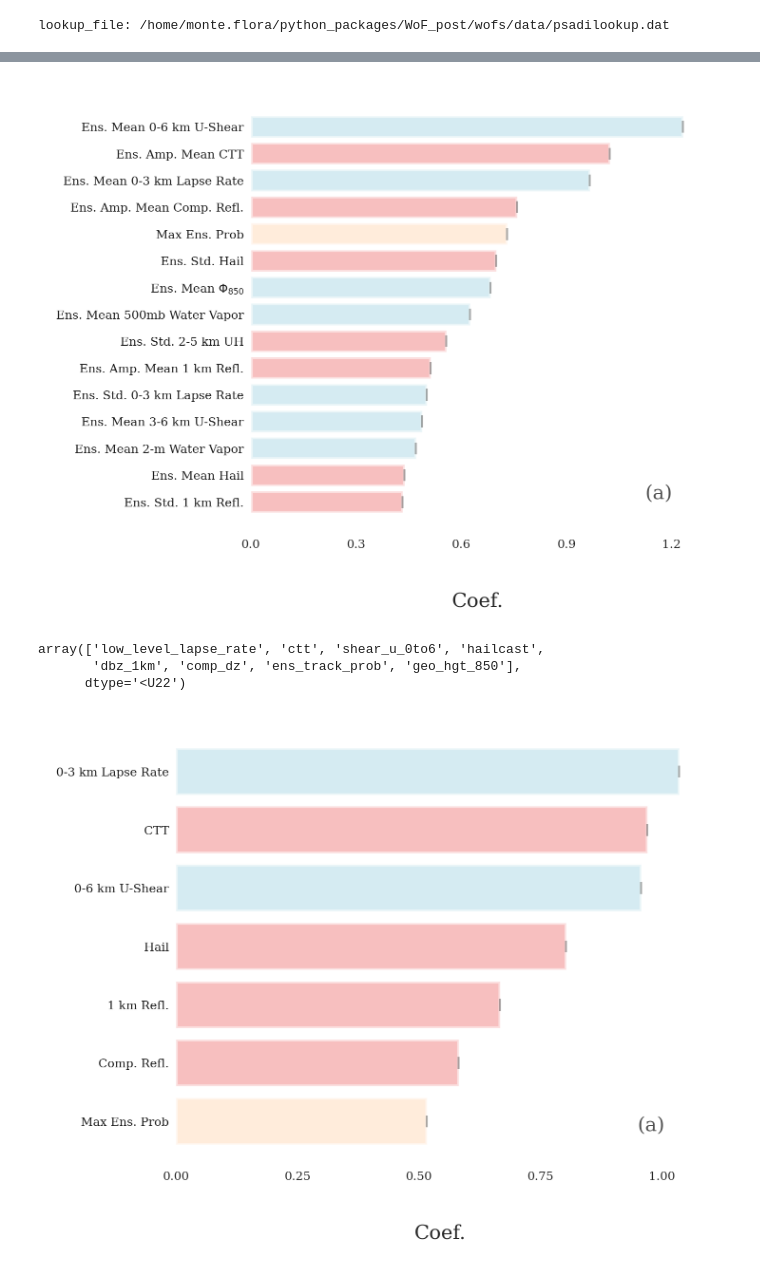
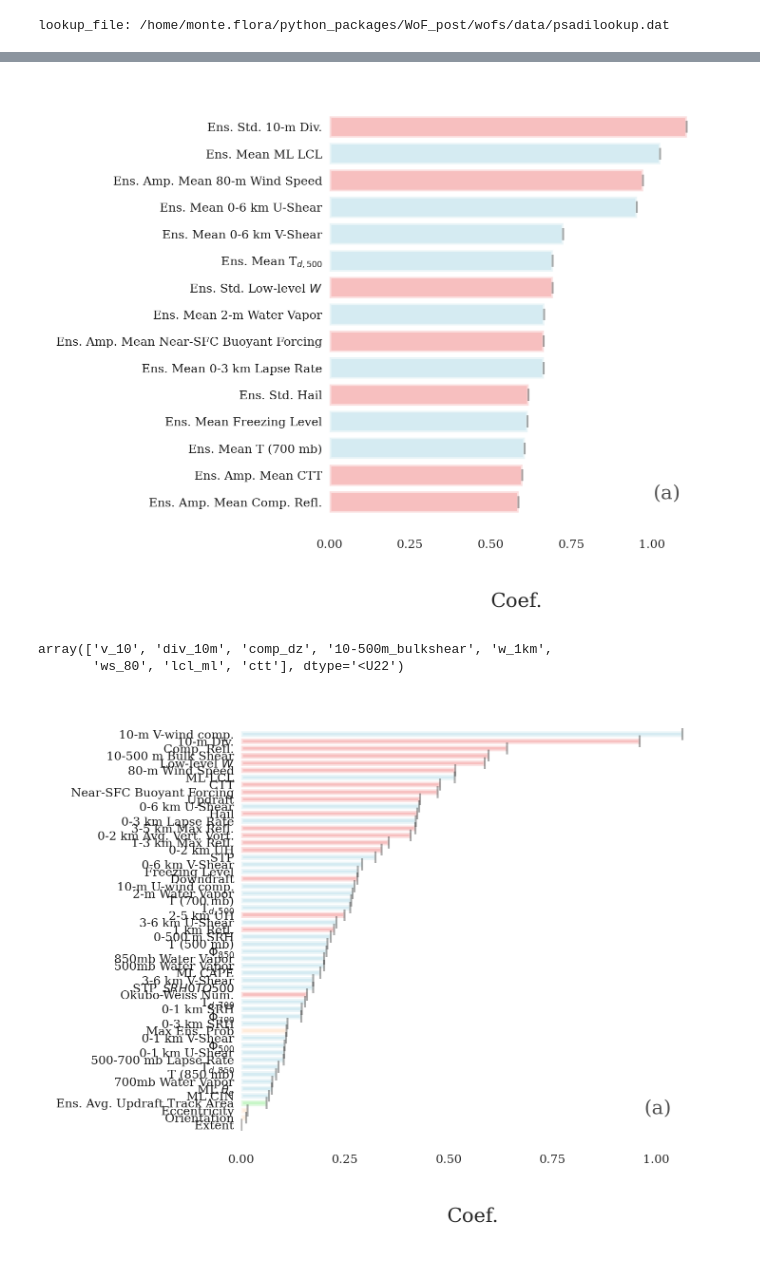
Before and after one commit to NOAA-National-Severe-Storms-Laboratory/frdd-wofs-ml-severe, a Jupyter notebook: wofs_ml_severe/explain/logistic_regression_coefficients.ipynb, the cells around one changed output, grey strips where cells are left out. Saved outputs shown, nothing was run; the diff lists cells and outputs as text; code cells hidden in the pictures.

```diff
--- a/wofs_ml_severe/explain/logistic_regression_coefficients.ipynb
+++ b/wofs_ml_severe/explain/logistic_regression_coefficients.ipynb
@@ -15,8 +15,8 @@ from display_names import to_display_name, to_units, to_color, map_to_readable_n
 # %% [output]
 lookup_file: /home/monte.flora/python_packages/WoF_post/wofs/data/psadilookup.dat
 # %%
-time = 'second_hour'
-target = 'all_sig_severe'
+time = 'first_hour'
+target = 'wind_severe_0km'
 retro=False
 
 ml_config = load_yaml(
@@ -70,7 +71,7 @@ fig = explainer.plot_importance(data=data,
                                 feature_colors = feature_colors,
                                )
 # %% [output]
-[figure, old version]
+[figure, new version]
 # %%
 base_names = np.unique([f.split('__')[0] for f in features])
 
@@ -86,28 +87,27 @@ coef_rank_sum = to_skexplain_importance(coefs_summed,
 # %%
 coef_rank_sum['coefs_rankings__LR'].values[:8]
 # %% [output]
-array(['low_level_lapse_rate', 'ctt', 'shear_u_0to6', 'hailcast',
-       'dbz_1km', 'comp_dz', 'ens_track_prob', 'geo_hgt_850'],
-      dtype='<U22')
+array(['v_10', 'div_10m', 'comp_dz', '10-500m_bulkshear', 'w_1km',
+       'ws_80', 'lcl_ml', 'ctt'], dtype='<U22')
 # %%
 %matplotlib inline
 data = [coef_rank_sum]
 panels = [('coefs', 'LR'),
           ]
 
 
 display_feature_names = {f.split('__')[0] : map_to_readable_names[f.split('__')[0]]
                          for f in features}
 feature_colors = {f.split('__')[0] : to_color(f) for f in features}
 
 
 explainer = skexplain.ExplainToolkit()
 fig = explainer.plot_importance(data=data,
                                 panels=panels,
-                                num_vars_to_plot=7,
+                                num_vars_to_plot=100,
                                 figsize=(5,4),
                                 display_feature_names = display_feature_names,
                                 feature_colors = feature_colors,
                                )
 # %% [output]
-[figure, old version]
+[figure, new version]
```
Also changed, not shown: parts of 7 cells of this notebook, 14 other files.
